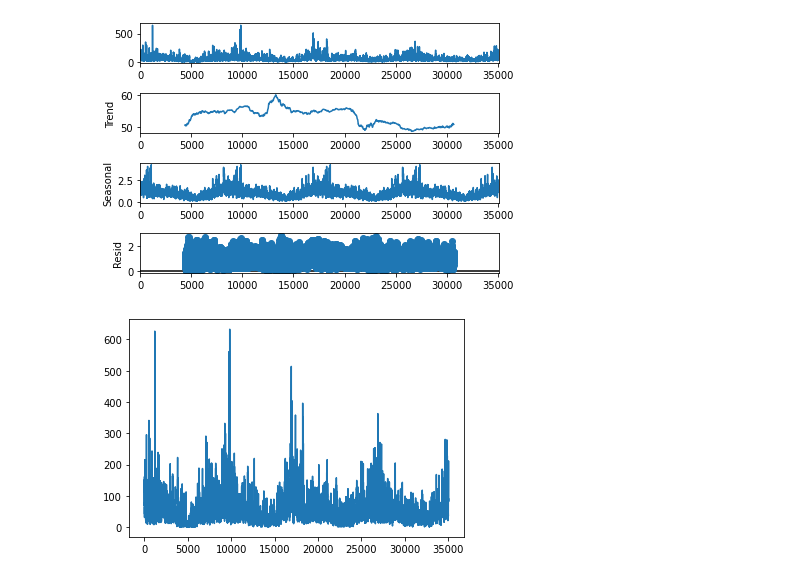
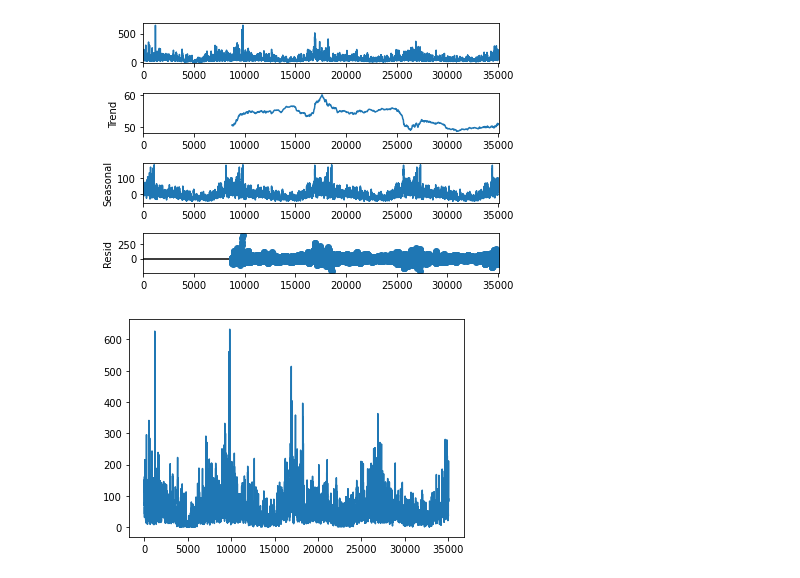
Before and after one commit to weixiabing/Innovative-practice, a Jupyter notebook: 3_holt_winter.ipynb, the cells around one changed output. Saved outputs shown, nothing was run; the diff lists cells and outputs as text; code cells hidden in the pictures.

```diff
--- a/3_holt_winter.ipynb
+++ b/3_holt_winter.ipynb
@@ -9,11 +9,11 @@ from statsmodels.tsa.seasonal import seasonal_decompose
 from statsmodels.tsa.holtwinters import SimpleExpSmoothing, ExponentialSmoothing
 # %%
 pf=pd.read_csv('library/csv/pm/shanghai_final1.csv')
-decompose_result = seasonal_decompose(pf, model="multiplicative", period=8760)
+decompose_result = seasonal_decompose(pf, model="add", period=8760,two_sided=False)
 decompose_result.plot()
 plt.show()
 # %% [output]
-[figure, old version]
+[figure, new version]
 # %%
 #第一次指数平滑
 pf["1exp"] = SimpleExpSmoothing(pf["Value"]).fit(optimized= True).fittedvalues
```
Also changed, not shown: parts of 1 cell of this notebook, 7 other files.
